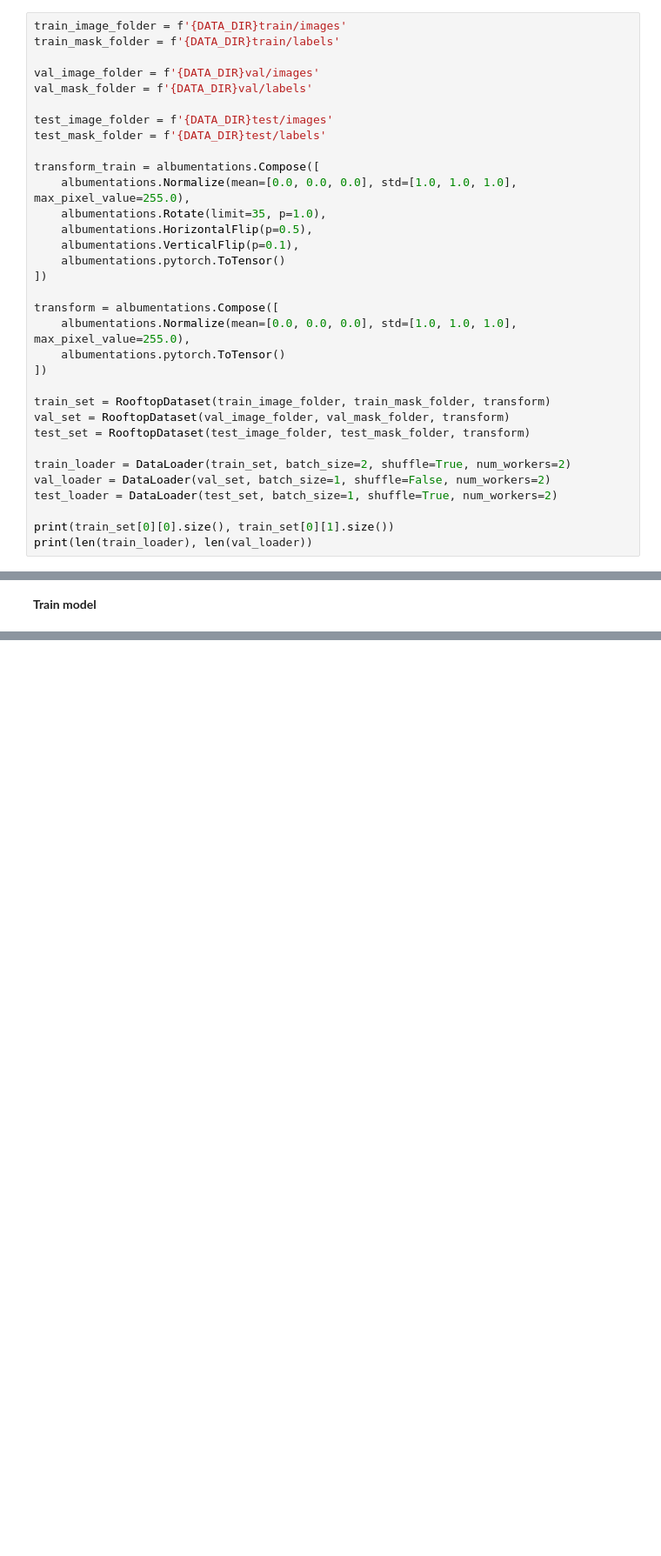
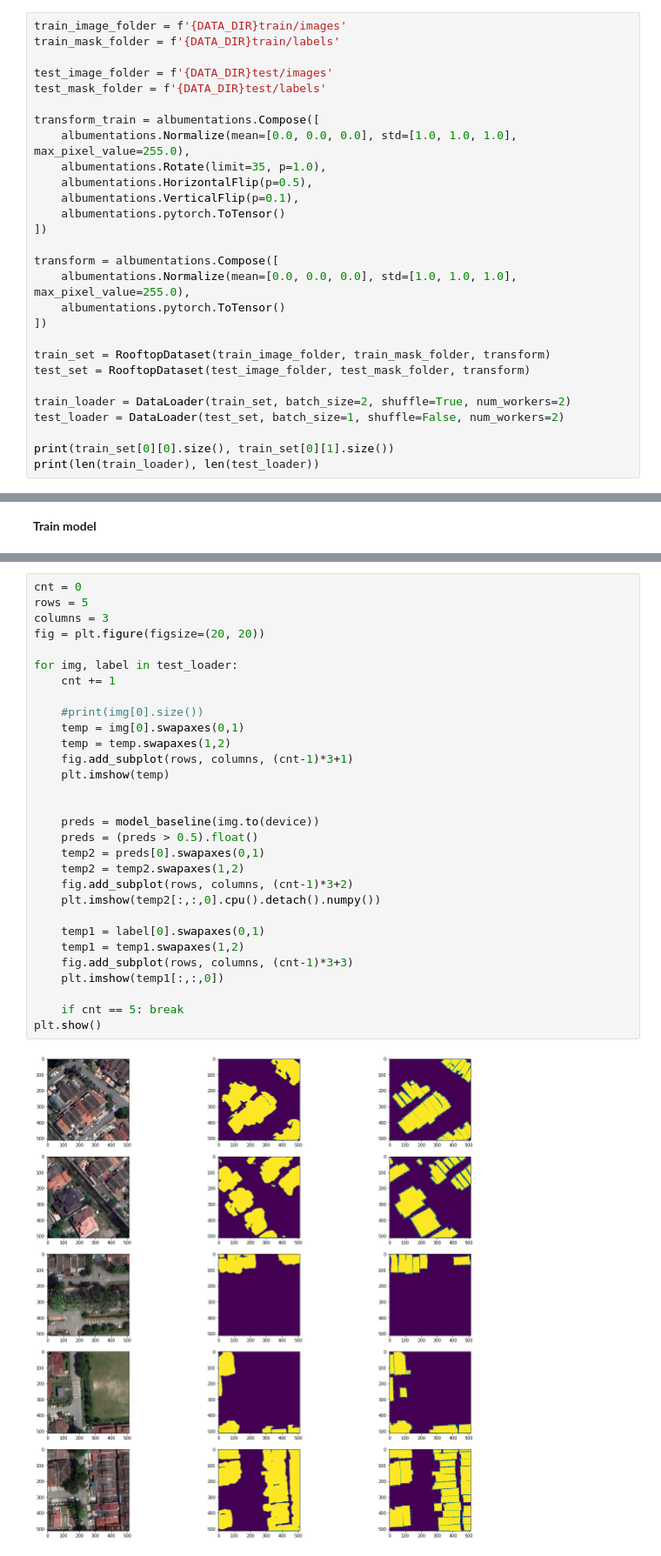
Before and after one commit to miniTalDev/rooftop_detection, a Jupyter notebook: rooftop_detection.ipynb, the cells around one changed output, grey strips where cells are left out. Shown at 87% size. Saved outputs shown, nothing was run; the diff lists cells and outputs as text; blank space fills up the shorter version.

```diff
--- a/rooftop_detection.ipynb
+++ b/rooftop_detection.ipynb
@@ -65,9 +65,6 @@ class RooftopDataset(Dataset):
 # %%
 train_image_folder = f'{DATA_DIR}train/images'
 train_mask_folder = f'{DATA_DIR}train/labels'
-
-val_image_folder = f'{DATA_DIR}val/images'
-val_mask_folder = f'{DATA_DIR}val/labels'
 
 test_image_folder = f'{DATA_DIR}test/images'
 test_mask_folder = f'{DATA_DIR}test/labels'
@@ -86,13 +83,11 @@ transform = albumentations.Compose([
 ])
 
 train_set = RooftopDataset(train_image_folder, train_mask_folder, transform)
-val_set = RooftopDataset(val_image_folder, val_mask_folder, transform)
 test_set = RooftopDataset(test_image_folder, test_mask_folder, transform)
 
 train_loader = DataLoader(train_set, batch_size=2, shuffle=True, num_workers=2)
-val_loader = DataLoader(val_set, batch_size=1, shuffle=False, num_workers=2)
-test_loader = DataLoader(test_set, batch_size=1, shuffle=True, num_workers=2)
+test_loader = DataLoader(test_set, batch_size=1, shuffle=False, num_workers=2)
 
 print(train_set[0][0].size(), train_set[0][1].size())
-print(len(train_loader), len(val_loader))
+print(len(train_loader), len(test_loader))
 # %% [output]
@@ -495,0 +496,32 @@ average_loss=0.5121
+# %%
+cnt = 0
+rows = 5
+columns = 3
+fig = plt.figure(figsize=(20, 20))
+
+for img, label in test_loader:
+    cnt += 1
+
+    #print(img[0].size())
+    temp = img[0].swapaxes(0,1)
+    temp = temp.swapaxes(1,2)
+    fig.add_subplot(rows, columns, (cnt-1)*3+1)
+    plt.imshow(temp)
+
+
+    preds = model_baseline(img.to(device))
+    preds = (preds > 0.5).float()
+    temp2 = preds[0].swapaxes(0,1)
+    temp2 = temp2.swapaxes(1,2)
+    fig.add_subplot(rows, columns, (cnt-1)*3+2)
+    plt.imshow(temp2[:,:,0].cpu().detach().numpy())
+
+    temp1 = label[0].swapaxes(0,1)
+    temp1 = temp1.swapaxes(1,2)
+    fig.add_subplot(rows, columns, (cnt-1)*3+3)
+    plt.imshow(temp1[:,:,0])
+
+    if cnt == 5: break
+plt.show()
+# %% [output]
+[figure, added]
```
Also changed, not shown: parts of 8 cells of this notebook.
